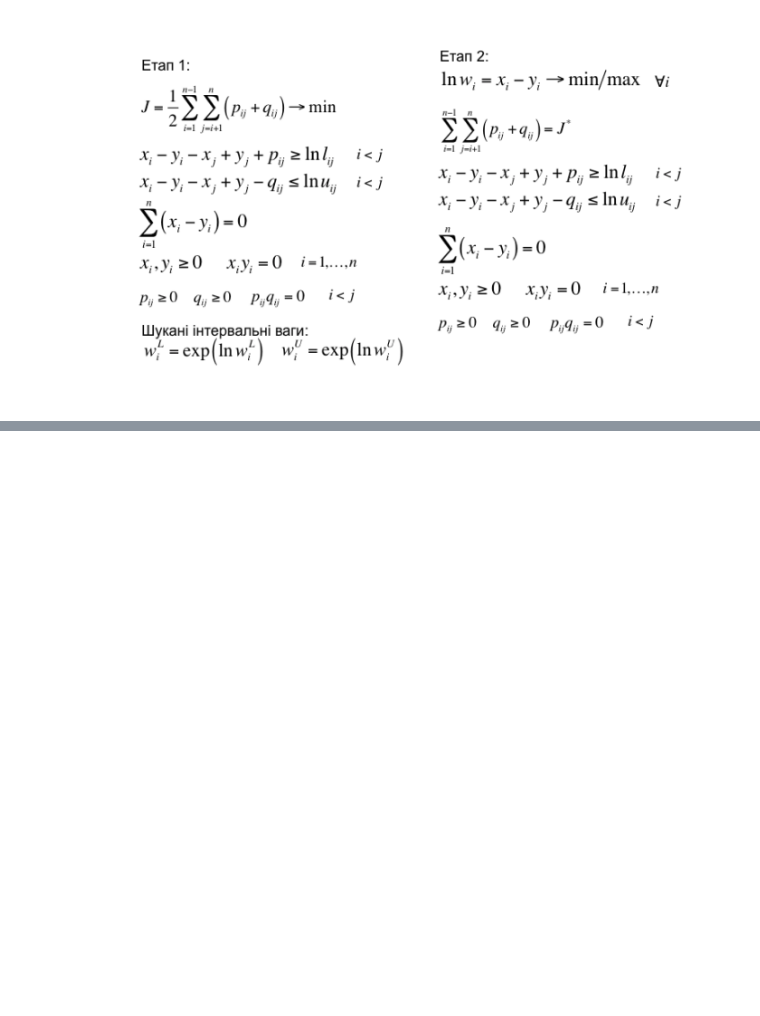
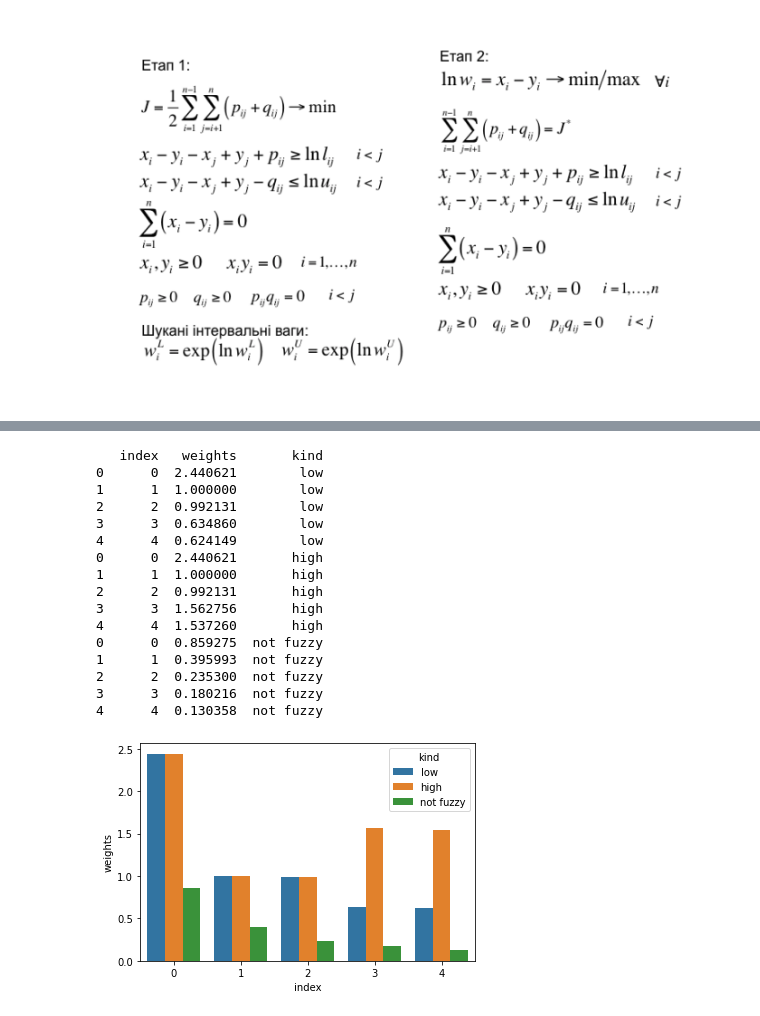
Before and after one commit to VYelisieievV/iasa-ierarh-systems, a Jupyter notebook: LAB4.ipynb, the cells around one changed output, grey strips where cells are left out. Drawn from its saved outputs; the diff is of its cells as text; code cells hidden in the pictures; blank space fills up the shorter version.

```diff
--- a/LAB4.ipynb
+++ b/LAB4.ipynb
@@ -220,0 +229,45 @@ def FPP(data_fuzzy, ds, verbose=False):
+# %%
+data = defuzzify(data_fuzzy)
+weights = EM(data)
+# %%
+final_df = pd.DataFrame(weights, columns = ["chitka"])
+# %%
+final_df["low"] = result[:,0]
+final_df["high"] = result[:,1]
+# %%
+def build_hist(df):
+    low = df["low"].reset_index().rename(columns ={"low":"weights"})
+    low['kind'] = 'low'
+
+    weights = df["chitka"].reset_index().rename(columns ={"chitka":"weights"})
+    weights['kind'] = 'not fuzzy'
+
+    high = df["high"].reset_index().rename(columns ={"high":"weights"})
+    high['kind'] = 'high'
+
+
+
+    weights_to_plot = pd.concat((low, high, weights), axis=0)
+    print(weights_to_plot)
+
+    sns.barplot(data=weights_to_plot, y='weights', x='index', hue='kind')
+# %%
+build_hist(final_df)
+# %% [output]
+   index   weights       kind
+0      0  2.440621        low
+1      1  1.000000        low
+2      2  0.992131        low
+3      3  0.634860        low
+4      4  0.624149        low
+0      0  2.440621       high
+1      1  1.000000       high
+2      2  0.992131       high
+3      3  1.562756       high
+4      4  1.537260       high
+0      0  0.859275  not fuzzy
+1      1  0.395993  not fuzzy
+2      2  0.235300  not fuzzy
+3      3  0.180216  not fuzzy
+4      4  0.130358  not fuzzy
+[figure, added]
```
Also changed, not shown: parts of 4 cells of this notebook, 2 other files.
